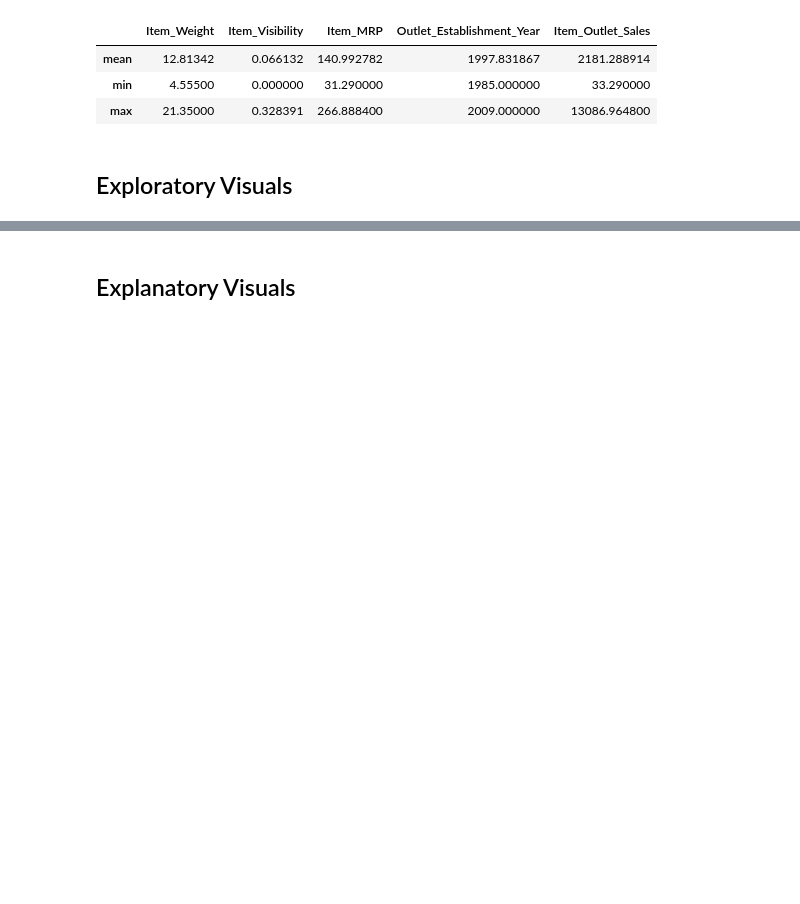
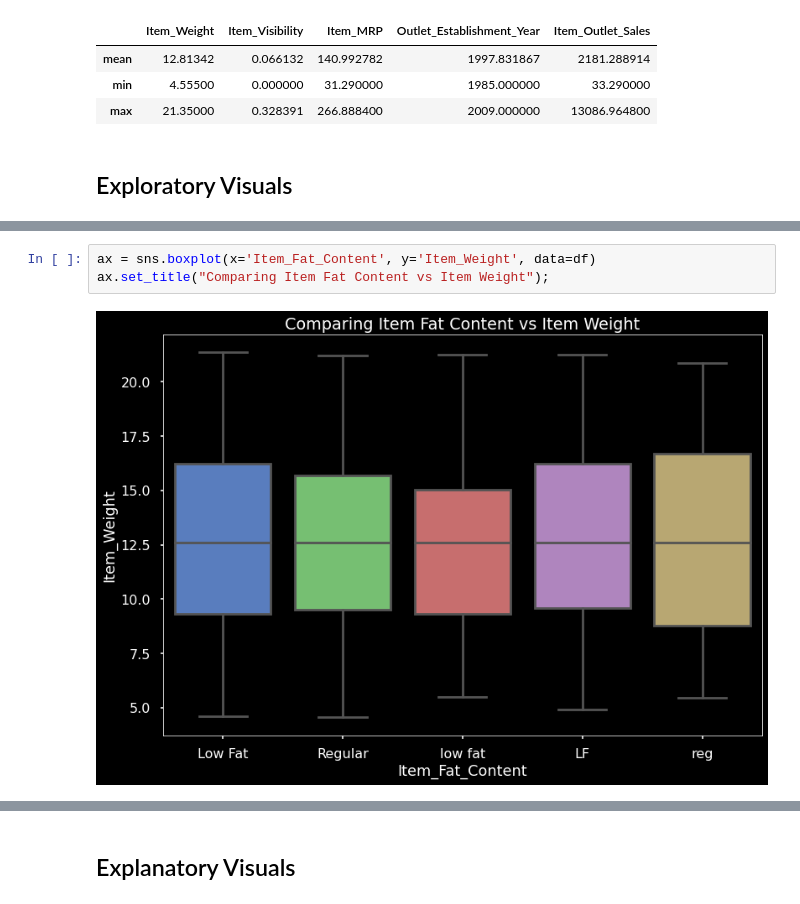
Before and after one commit to RosaR02/Project-1---part-1, a Jupyter notebook: Sales_Prediction.ipynb, the cells around one changed output, grey strips where cells are left out. Drawn from its saved outputs; the diff is of its cells as text; blank space fills up the shorter version.

```diff
--- a/Sales_Prediction.ipynb
+++ b/Sales_Prediction.ipynb
@@ -262,0 +281,5 @@ stats.loc[['mean','min','max']]
+# %%
+ax = sns.boxplot(x='Item_Fat_Content', y='Item_Weight', data=df)
+ax.set_title("Comparing Item Fat Content vs Item Weight");
+# %% [output]
+[figure, added]
```
Also changed, not shown: parts of 6 cells of this notebook.
